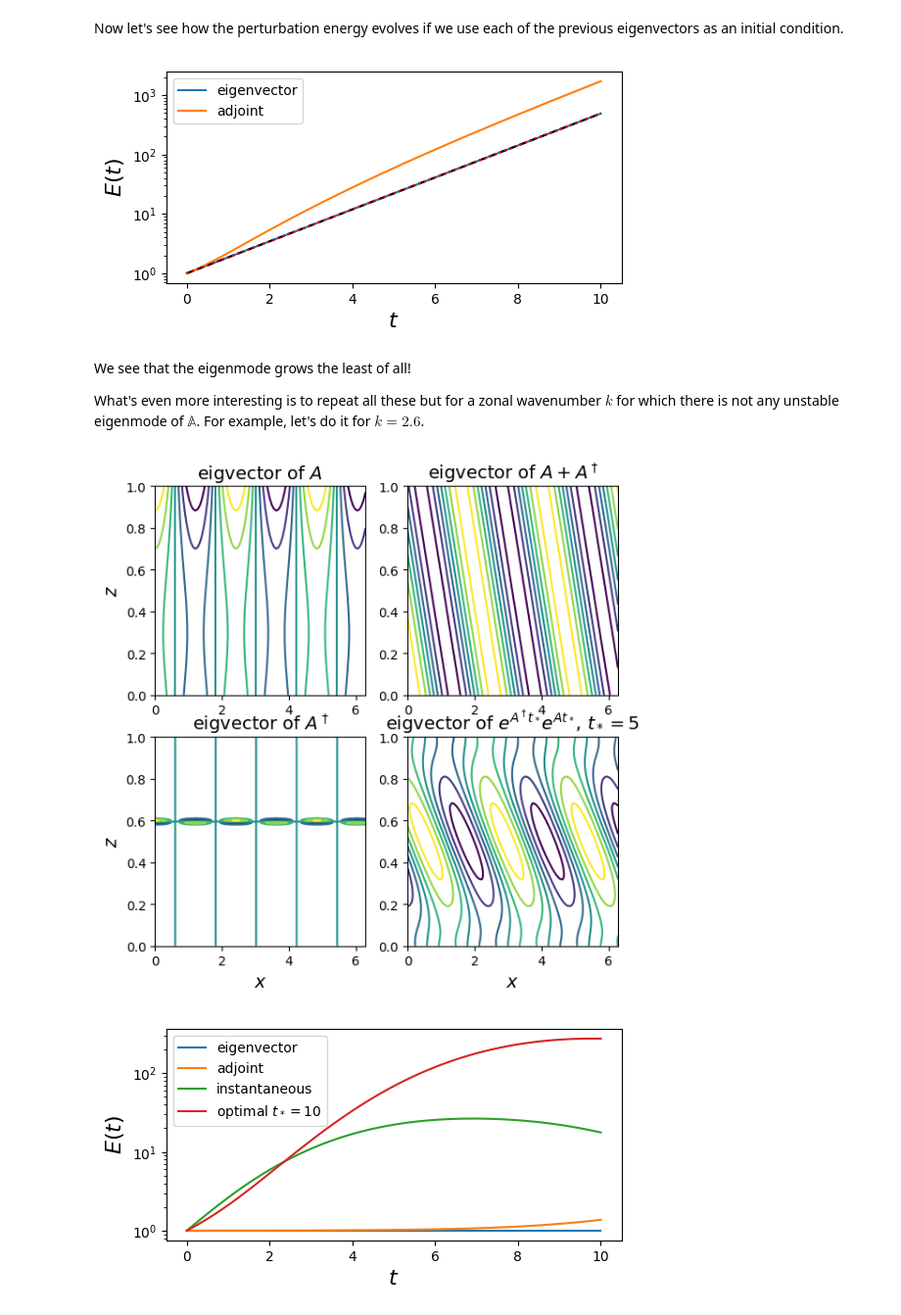
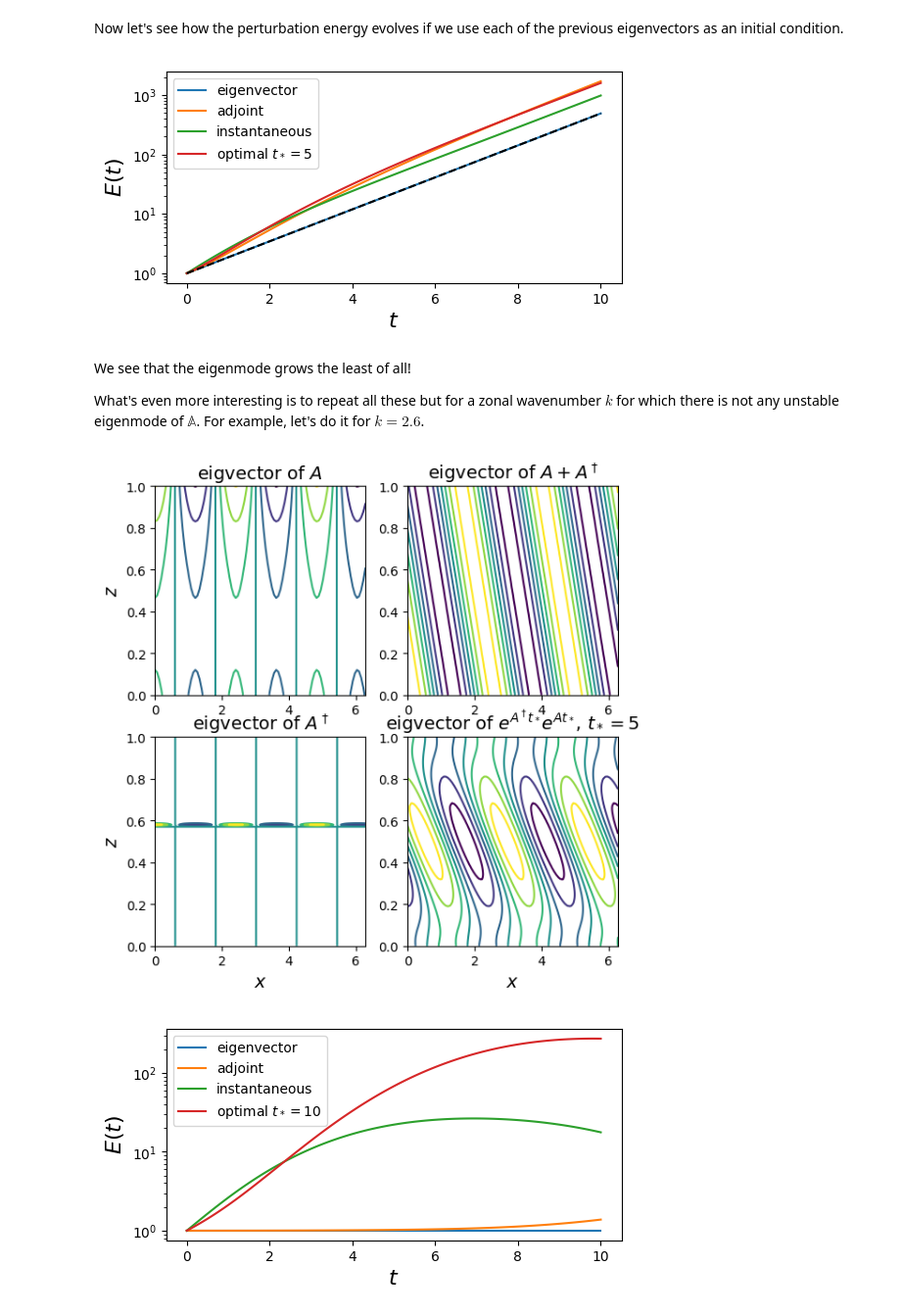
Before and after one commit to navidcy/Instabilities-in-Fluids, a Jupyter notebook: lectures/06-QG-EadyModel.ipynb, the cells around one changed output. Shown at 98% size. Drawn from its saved outputs; the diff is of its cells as text; code cells hidden in the pictures.

```diff
--- a/lectures/06-QG-EadyModel.ipynb
+++ b/lectures/06-QG-EadyModel.ipynb
@@ -265,6 +265,7 @@ dz = z[2]-z[1]
 ue = Diagonal(z)
 be = Diagonal([2/dz; zeros(nz-2); -2/dz]) # for j=1,nz equations
 Inz = Matrix(Diagonal(ones(nz)))
+Inz2 = Matrix(Diagonal([1/2; ones(nz-2); 1/2]))
 diag, sidediag = -2ones(nz), ones(nz-1)
 D2z = Matrix(Tridiagonal(sidediag, diag, sidediag))
 D2z = D2z/dz^2
@@ -281,7 +282,7 @@ function create_operators(k)
     # the metric M
     M = Matrix(Tridiagonal(-sidediag, -diag, -sidediag))
     M[1, 1:2], M[nz, nz-1:nz] = [1, -1], [-1, 1]
-    M = M/dz + k^2*dz*Inz
+    M = M/dz + k^2*dz*Inz2
     Msqrt = sqrt(M)
     invMsqrt = inv(Msqrt)
     # the operator A_M
@@ -392,25 +393,24 @@ end;
 # %%
 k=1.6
 A, M, AM, Msqrt, invMsqrt = create_operators(k)
 
 tstar, tfinal = 5, 10
 s1, u1, s1adj, v1, s1inst, w1, s1opt, y1 = find_phi0s(k, tstar)
 
 figure(figsize=(6, 2.8))
 t, energy = compute_energy(u1, tfinal, AM)
 semilogy(t, energy , label="eigenvector")
 t, energy = compute_energy(v1, tfinal, AM)
 semilogy(t, energy , label="adjoint")
-# t, energy = compute_energy(w1, tfinal, AM)
-# semilogy(t, energy , label="instantaneous")
-# t, energy = compute_energy(y1, tfinal, AM)
-# semilogy(t, energy , label="optimal \$t_*= $tstar\$")
+t, energy = compute_energy(w1, tfinal, AM)
+semilogy(t, energy , label="instantaneous")
+t, energy = compute_energy(y1, tfinal, AM)
+semilogy(t, energy , label="optimal \$t_*= $tstar\$")
 semilogy(t, exp.(2*real(s1[1])*t), "--k")
-semilogy(t, exp.(2*real(s1adj[1])*t), ":r")
 xlabel(L"$t$", fontsize=16); ylabel(L"$E(t)$", fontsize=16)
 legend();
 # %% [output]
-[figure, old version]
+[figure, new version]
 # %% [markdown]
 We see that the eigenmode grows the least of all!
 
@@ -418,7 +418,7 @@ What's even more interesting is to repeat all these but for a zonal wavenumber $
 # %%
 plot_phi0s(k=2.6, tstar=5);
 # %% [output]
-[figure, old version]
+[figure, new version]
 # %%
 k=2.6
 A, M, AM, Msqrt, invMsqrt = create_operators(k)
```
Also changed, not shown: parts of 5 cells of this notebook.
